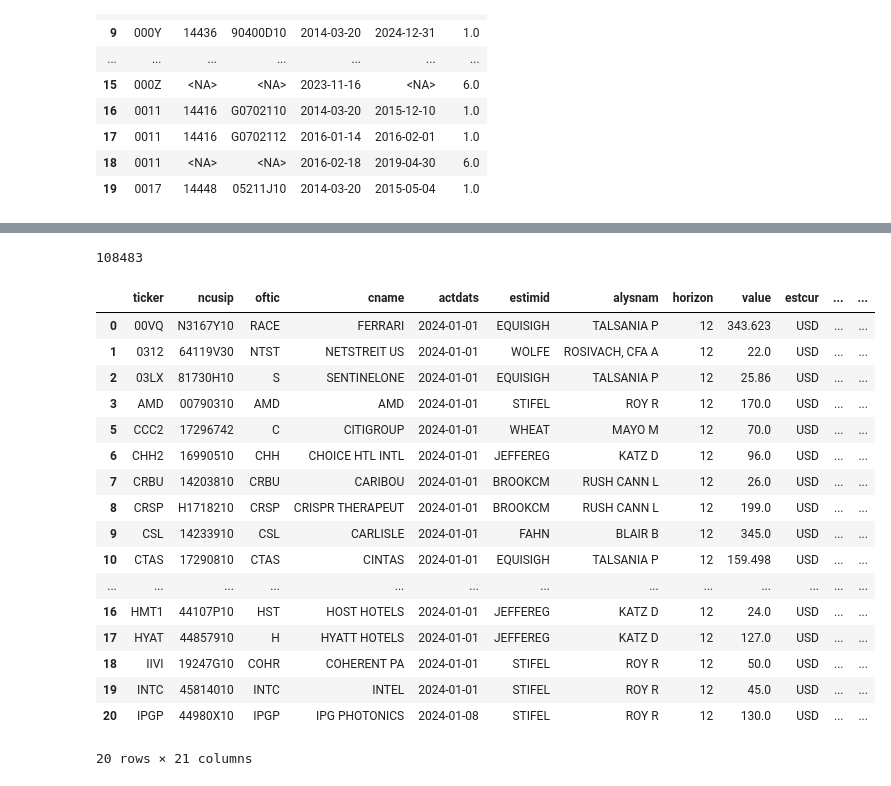
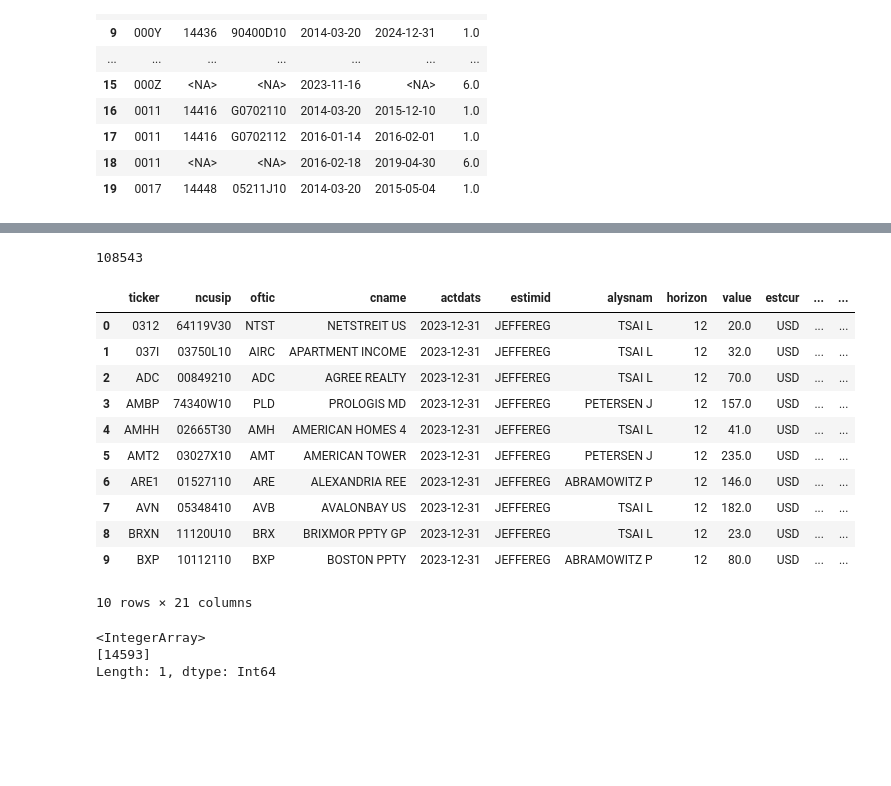
Before and after one commit to ZhengGong-hub/academic_data_download, a Jupyter notebook: Link_table.ipynb, the cells around one changed output, grey strips where cells are left out. Drawn from its saved outputs; the diff is of its cells as text; code cells hidden in the pictures; blank space fills up the shorter version.

```diff
--- a/Link_table.ipynb
+++ b/Link_table.ipynb
@@ -242,8 +242,7 @@ def get_ibes(db, permno_list=None, year=None, start_year=2000):
             *
         FROM ibes.ptgdet a
         WHERE
-            a.ANNDATS >= DATE '2024-01-01' AND
-            a.ANNDATS <= DATE '2024-12-31'
+            a.ANNDATS >= DATE '2023-12-31'
         ORDER BY a.ANNDATS;
     """
 
@@ -267,9 +266,13 @@ ibes.head()
 # Change data format
 ibes['horizon'] = pd.to_numeric(ibes['horizon'], errors='coerce')
 ibes['anndats'] = pd.to_datetime(ibes['anndats'], format='%Y-%m-%d', errors='coerce')
+ibes['actdats'] = pd.to_datetime(ibes['actdats'], format='%Y-%m-%d', errors='coerce')
 
 # Change column name
 ibes.rename(columns={'cusip': 'ncusip'}, inplace=True)
+# %%
+# WRDS recommends to only keep rows for which activation date is later than announcement date. Others are errors (0.08%)
+ibes = ibes.loc[ibes["actdats"] >= ibes["anndats"]]
 # %%
 # Only keep US firms and only 12m price target forecasts
 ibes = ibes.loc[(ibes["usfirm"] == 1) & (ibes["horizon"] == 12)]
@@ -411,24 +414,25 @@ exact = ibes_merged.loc[
 exact = exact.sort_values(['__idx']).drop_duplicates('__idx', keep='first')
 # %%
 print(len(exact))
-exact.head(20)
+exact.head(10)
 # %% [output]
-108483
+108543
 |  | ticker | ncusip | oftic | cname | actdats | estimid | alysnam | horizon | value | estcur | ... | ... |
-| 0 | 00VQ | N3167Y10 | RACE | FERRARI | 2024-01-01 | EQUISIGH | TALSANIA P | 12 | 343.623 | USD | ... | ... |
-| 1 | 0312 | 64119V30 | NTST | NETSTREIT US | 2024-01-01 | WOLFE | ROSIVACH, CFA A | 12 | 22.0 | USD | ... | ... |
-| 2 | 03LX | 81730H10 | S | SENTINELONE | 2024-01-01 | EQUISIGH | TALSANIA P | 12 | 25.86 | USD | ... | ... |
-| 3 | AMD | 00790310 | AMD | AMD | 2024-01-01 | STIFEL | ROY R | 12 | 170.0 | USD | ... | ... |
-| 5 | CCC2 | 17296742 | C | CITIGROUP | 2024-01-01 | WHEAT | MAYO M | 12 | 70.0 | USD | ... | ... |
-| 6 | CHH2 | 16990510 | CHH | CHOICE HTL INTL | 2024-01-01 | JEFFEREG | KATZ D | 12 | 96.0 | USD | ... | ... |
-| 7 | CRBU | 14203810 | CRBU | CARIBOU | 2024-01-01 | BROOKCM | RUSH CANN L | 12 | 26.0 | USD | ... | ... |
-| 8 | CRSP | H1718210 | CRSP | CRISPR THERAPEUT | 2024-01-01 | BROOKCM | RUSH CANN L | 12 | 199.0 | USD | ... | ... |
-| 9 | CSL | 14233910 | CSL | CARLISLE | 2024-01-01 | FAHN | BLAIR B | 12 | 345.0 | USD | ... | ... |
-| 10 | CTAS | 17290810 | CTAS | CINTAS | 2024-01-01 | EQUISIGH | TALSANIA P | 12 | 159.498 | USD | ... | ... |
-| ... | ... | ... | ... | ... | ... | ... | ... | ... | ... | ... | ... | ... |
-| 16 | HMT1 | 44107P10 | HST | HOST HOTELS | 2024-01-01 | JEFFEREG | KATZ D | 12 | 24.0 | USD | ... | ... |
-| 17 | HYAT | 44857910 | H | HYATT HOTELS | 2024-01-01 | JEFFEREG | KATZ D | 12 | 127.0 | USD | ... | ... |
-| 18 | IIVI | 19247G10 | COHR | COHERENT PA | 2024-01-01 | STIFEL | ROY R | 12 | 50.0 | USD | ... | ... |
-| 19 | INTC | 45814010 | INTC | INTEL | 2024-01-01 | STIFEL | ROY R | 12 | 45.0 | USD | ... | ... |
-| 20 | IPGP | 44980X10 | IPGP | IPG PHOTONICS | 2024-01-08 | STIFEL | ROY R | 12 | 130.0 | USD | ... | ... |
+| 0 | 0312 | 64119V30 | NTST | NETSTREIT US | 2023-12-31 | JEFFEREG | TSAI L | 12 | 20.0 | USD | ... | ... |
+| 1 | 037I | 03750L10 | AIRC | APARTMENT INCOME | 2023-12-31 | JEFFEREG | TSAI L | 12 | 32.0 | USD | ... | ... |
+| 2 | ADC | 00849210 | ADC | AGREE REALTY | 2023-12-31 | JEFFEREG | TSAI L | 12 | 70.0 | USD | ... | ... |
+| 3 | AMBP | 74340W10 | PLD | PROLOGIS MD | 2023-12-31 | JEFFEREG | PETERSEN J | 12 | 157.0 | USD | ... | ... |
+| 4 | AMHH | 02665T30 | AMH | AMERICAN HOMES 4 | 2023-12-31 | JEFFEREG | TSAI L | 12 | 41.0 | USD | ... | ... |
+| 5 | AMT2 | 03027X10 | AMT | AMERICAN TOWER | 2023-12-31 | JEFFEREG | PETERSEN J | 12 | 235.0 | USD | ... | ... |
+| 6 | ARE1 | 01527110 | ARE | ALEXANDRIA REE | 2023-12-31 | JEFFEREG | ABRAMOWITZ P | 12 | 146.0 | USD | ... | ... |
+| 7 | AVN | 05348410 | AVB | AVALONBAY US | 2023-12-31 | JEFFEREG | TSAI L | 12 | 182.0 | USD | ... | ... |
+| 8 | BRXN | 11120U10 | BRX | BRIXMOR PPTY GP | 2023-12-31 | JEFFEREG | TSAI L | 12 | 23.0 | USD | ... | ... |
+| 9 | BXP | 10112110 | BXP | BOSTON PPTY | 2023-12-31 | JEFFEREG | ABRAMOWITZ P | 12 | 80.0 | USD | ... | ... |
-20 rows × 21 columns
+10 rows × 21 columns
+# %%
+test = exact.loc[exact["oftic"] == "AAPL"]
+test["permno"].unique()
+# %% [output]
+<IntegerArray>
+[14593]
+Length: 1, dtype: Int64
```
Also changed, not shown: parts of 16 cells of this notebook.
